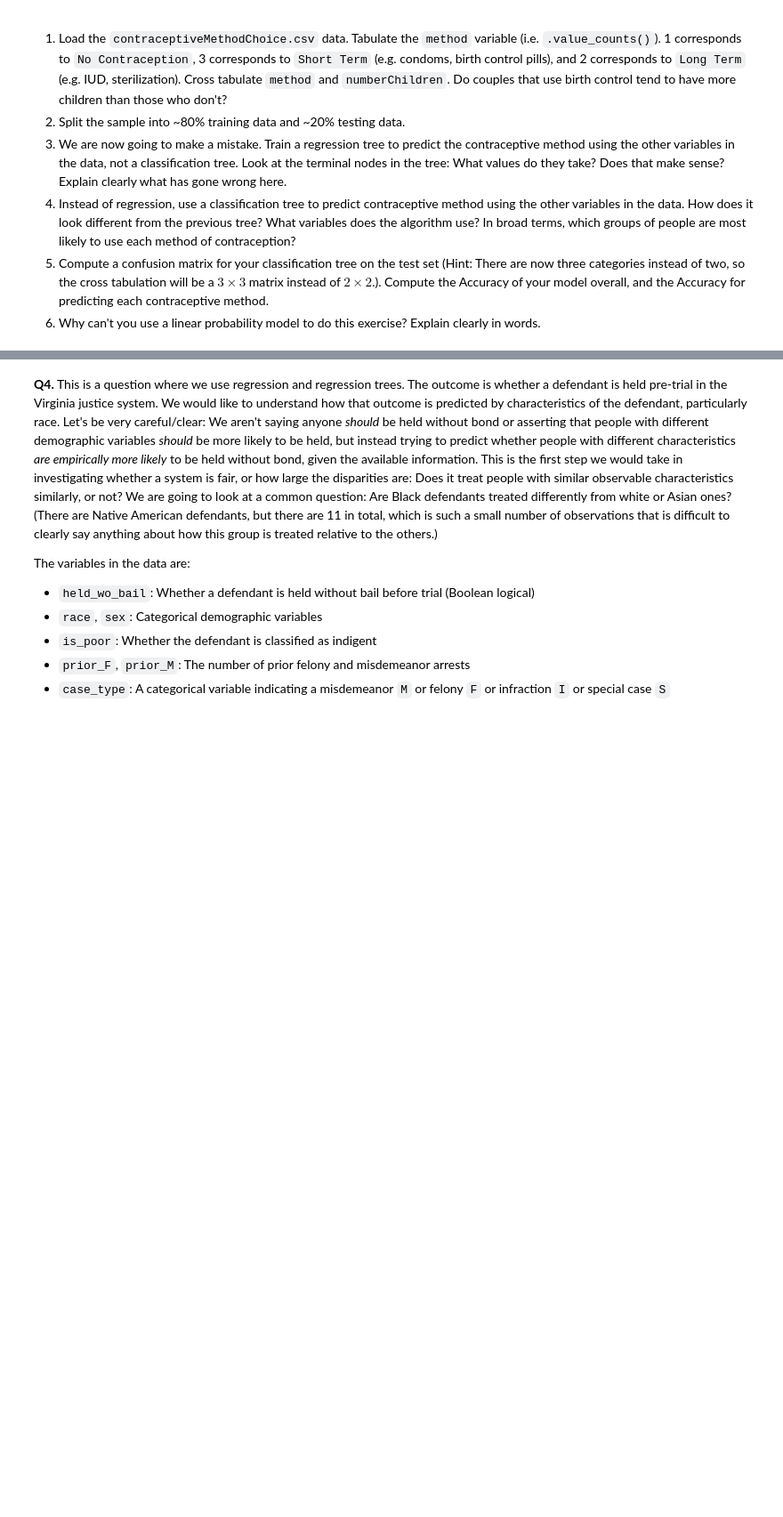
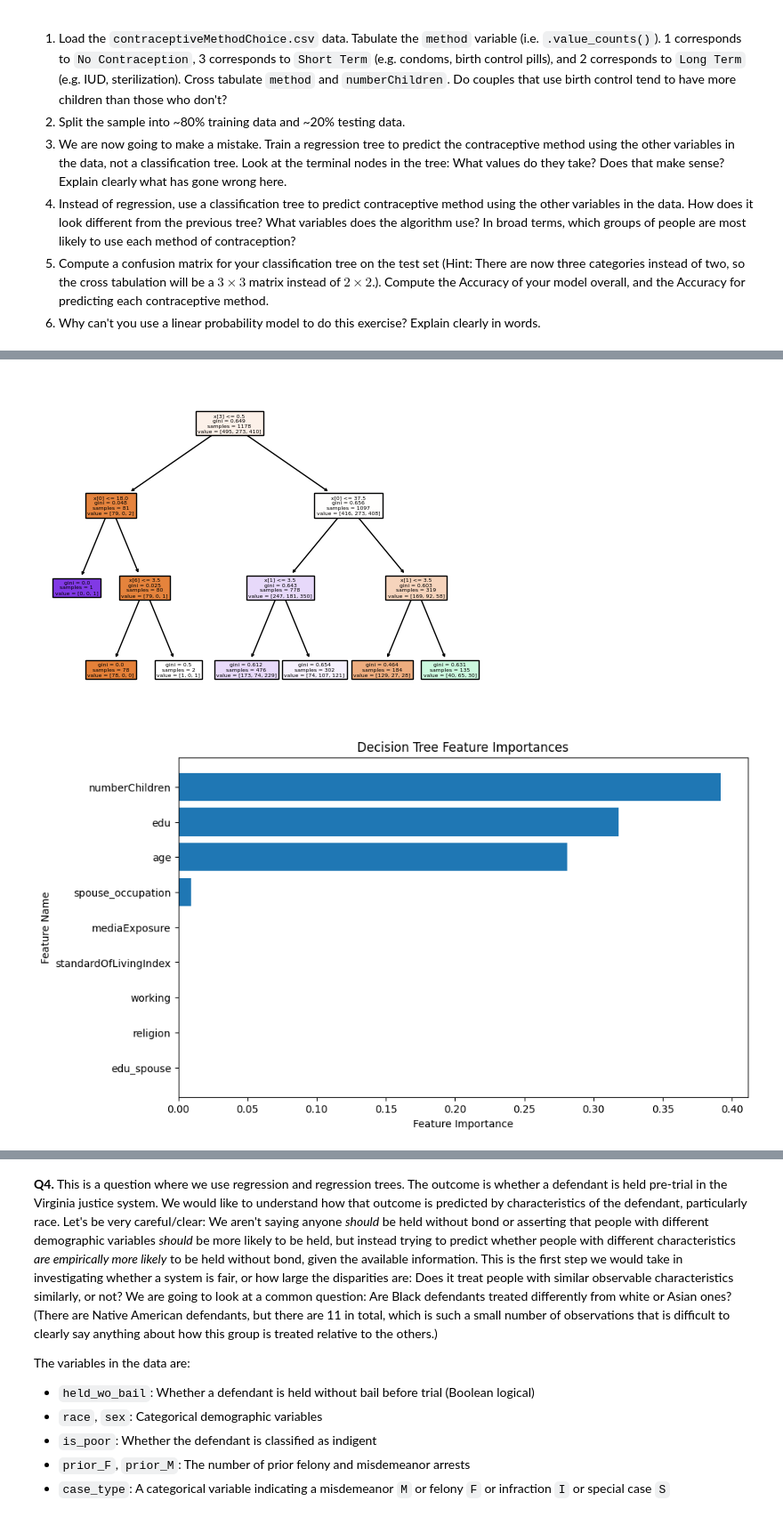
Before and after one commit to wdgstl/assignment4, a Jupyter notebook: WDG_assignment4.ipynb, the cells around one changed output, grey strips where cells are left out. Shown: that part at 89% size. Drawn from its saved outputs; the diff is of its cells as text; code cells hidden in the pictures; blank space fills up the shorter version.

```diff
--- a/WDG_assignment4.ipynb
+++ b/WDG_assignment4.ipynb
@@ -391,33 +508,36 @@ plt.show()
 # %%
 #4:
-# It is also way too difficult to visualize the terminal characters here
+# Here, the terminals have 3 values, which represents the 3 classes.
 #It appears that the variables that are the most important are age and the number of children, however all variables are used
 #Broadly speaking, those that are more likely to use no birth control are those that are very young and very old.
 # Those that are most likely to use short term birth control would also be those on the younger side.
 # Those that are more likely to use long term birth control would also be younger.
 tree_model_method_classifier = tree.DecisionTreeClassifier().fit(X_train, y_train)
-# tree_plot2 = tree_model_method_classifier.fit(X_train, y_train)
-# tree.plot_tree(tree_plot2, filled = True)
-# plt.show()
+tree_plot2 = tree_model_method_classifier.fit(X_train, y_train)
+tree.plot_tree(tree_plot2, filled = True)
+plt.show()
 
 
 
 feature_importance = tree_model_method_classifier.feature_importances_
 your_feature_names = X_test.columns
 top_n = 9
 top_features_indices = feature_importance.argsort()[-top_n:][::-1]
 top_feature_names = [your_feature_names[i] for i in top_features_indices]
 top_feature_importance = feature_importance[top_features_indices]
 
 # Create a bar chart to visualize feature importance
 plt.figure(figsize=(10, 6))
 plt.barh(range(top_n), top_feature_importance, align='center')
 plt.yticks(range(top_n), top_feature_names)
 plt.xlabel('Feature Importance')
 plt.ylabel('Feature Name')
 plt.title(f'Decision Tree Feature Importances')
 plt.gca().invert_yaxis()
 plt.show()
+# %% [output]
+[figure, added]
+[figure, added]
 # %%
 #5:
 from sklearn.metrics import confusion_matrix, classification_report
```
Also changed, not shown: parts of 11 cells of this notebook.
